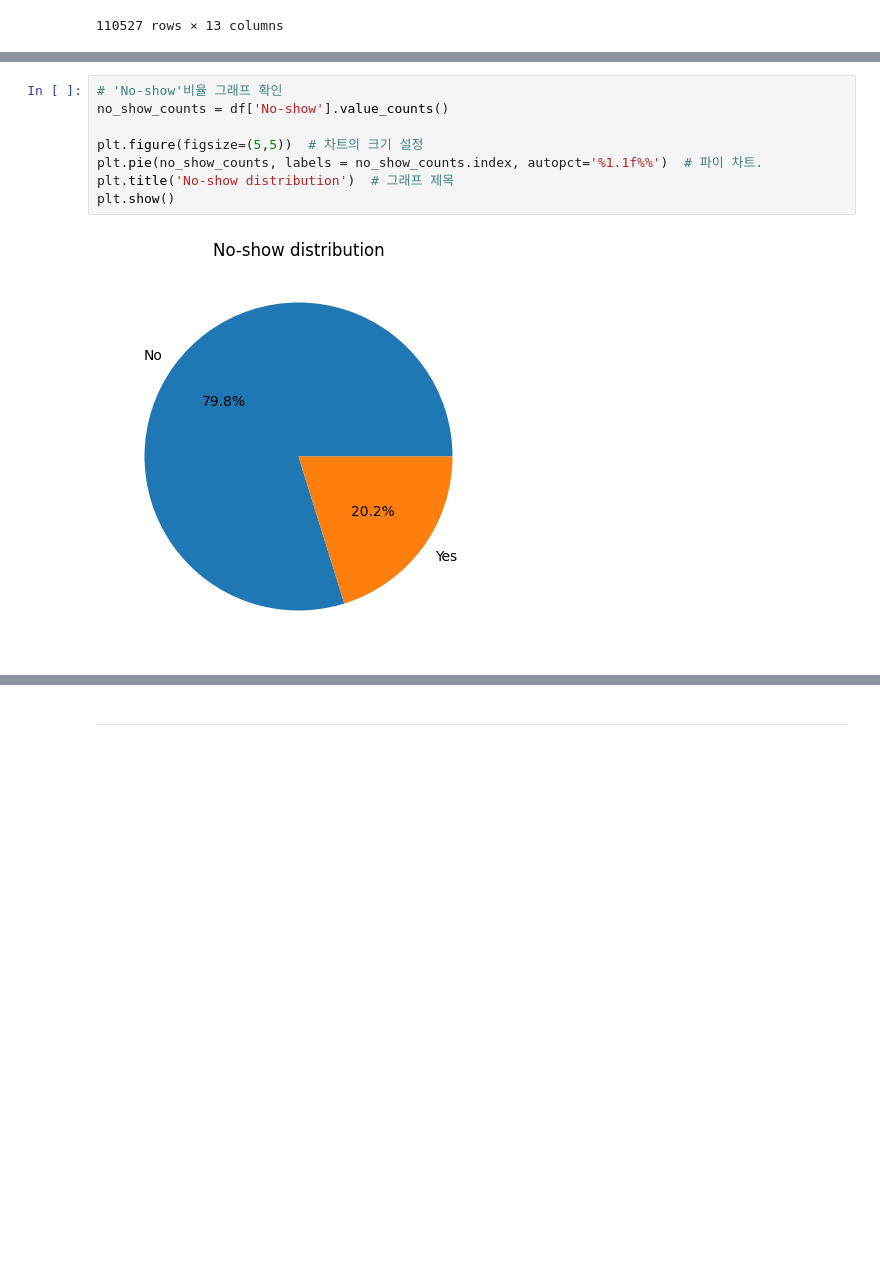
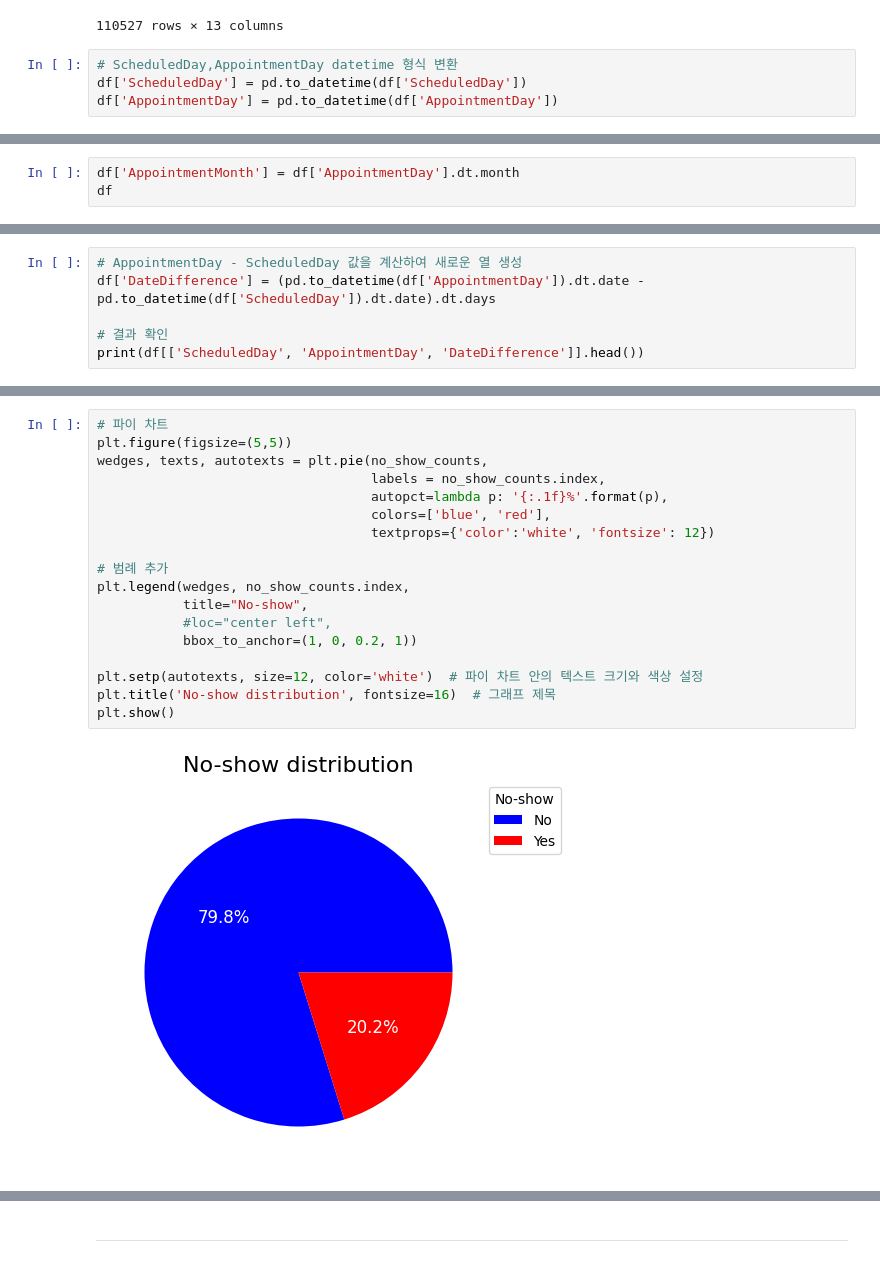
Before and after one commit to 5dongdong/PY_AI, a Jupyter notebook: NoShow_EDA.ipynb, the cells around one changed output, grey strips where cells are left out. Cells and saved outputs as stored; diff of their text form; blank space fills up the shorter version.

```diff
--- a/NoShow_EDA.ipynb
+++ b/NoShow_EDA.ipynb
@@ -92,3 +252,7 @@ df
 | 110525 | 9.213493e+13 | F | 2016-04-27T15:09:23Z | 2016-06-07T00:00:00Z | 38 | MARIA ORTIZ | 0 | 0 | ... |
 | 110526 | 3.775115e+14 | F | 2016-04-27T13:30:56Z | 2016-06-07T00:00:00Z | 54 | MARIA ORTIZ | 0 | 0 | ... |
 110527 rows × 13 columns
+# %%
+# ScheduledDay,AppointmentDay datetime 형식 변환
+df['ScheduledDay'] = pd.to_datetime(df['ScheduledDay'])
+df['AppointmentDay'] = pd.to_datetime(df['AppointmentDay'])
@@ -94,0 +282,3 @@ df
+# %%
+df['AppointmentMonth'] = df['AppointmentDay'].dt.month
+df
@@ -94,0 +299,6 @@ df
+# %%
+# AppointmentDay - ScheduledDay 값을 계산하여 새로운 열 생성
+df['DateDifference'] = (pd.to_datetime(df['AppointmentDay']).dt.date - pd.to_datetime(df['ScheduledDay']).dt.date).dt.days
+
+# 결과 확인
+print(df[['ScheduledDay', 'AppointmentDay', 'DateDifference']].head())
@@ -98,13 +339,23 @@ print(df['No-show'].value_counts())
 No     88208
 Yes    22319
 Name: No-show, dtype: int64
-# %%
-# 'No-show'비율 그래프 확인
-no_show_counts = df['No-show'].value_counts()
-
-plt.figure(figsize=(5,5))  # 차트의 크기 설정
-plt.pie(no_show_counts, labels = no_show_counts.index, autopct='%1.1f%%')  # 파이 차트.
-plt.title('No-show distribution')  # 그래프 제목
-plt.show()
-# %% [output]
-[figure, removed]
+# %%
+# 파이 차트
+plt.figure(figsize=(5,5))
+wedges, texts, autotexts = plt.pie(no_show_counts,
+                                   labels = no_show_counts.index,
+                                   autopct=lambda p: '{:.1f}%'.format(p),
+                                   colors=['blue', 'red'],
+                                   textprops={'color':'white', 'fontsize': 12})
+
+# 범례 추가
+plt.legend(wedges, no_show_counts.index,
+           title="No-show",
+           #loc="center left",
+           bbox_to_anchor=(1, 0, 0.2, 1))
+
+plt.setp(autotexts, size=12, color='white')  # 파이 차트 안의 텍스트 크기와 색상 설정
+plt.title('No-show distribution', fontsize=16)  # 그래프 제목
+plt.show()
+# %% [output]
+[figure, added]
```
Also changed, not shown: parts of 44 cells of this notebook.
